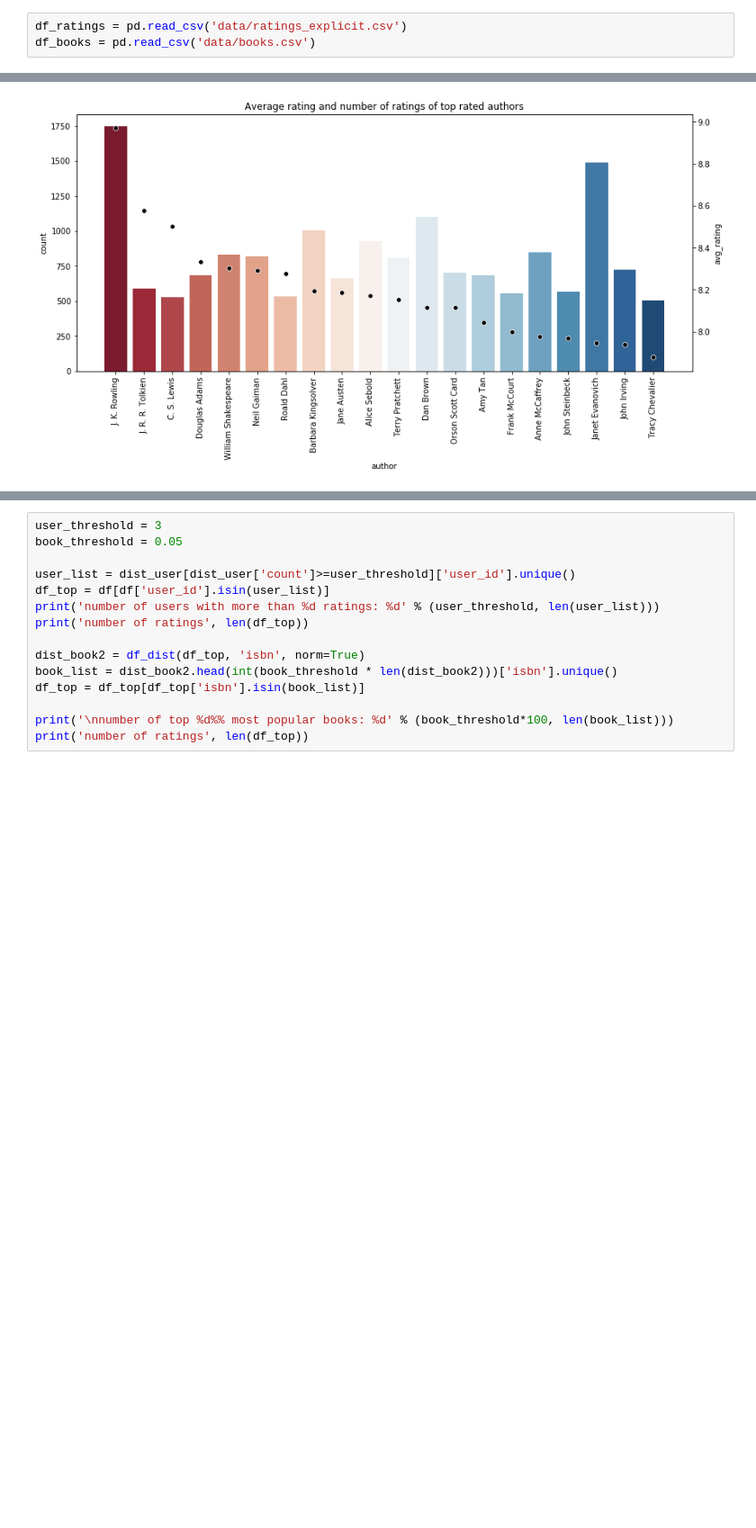
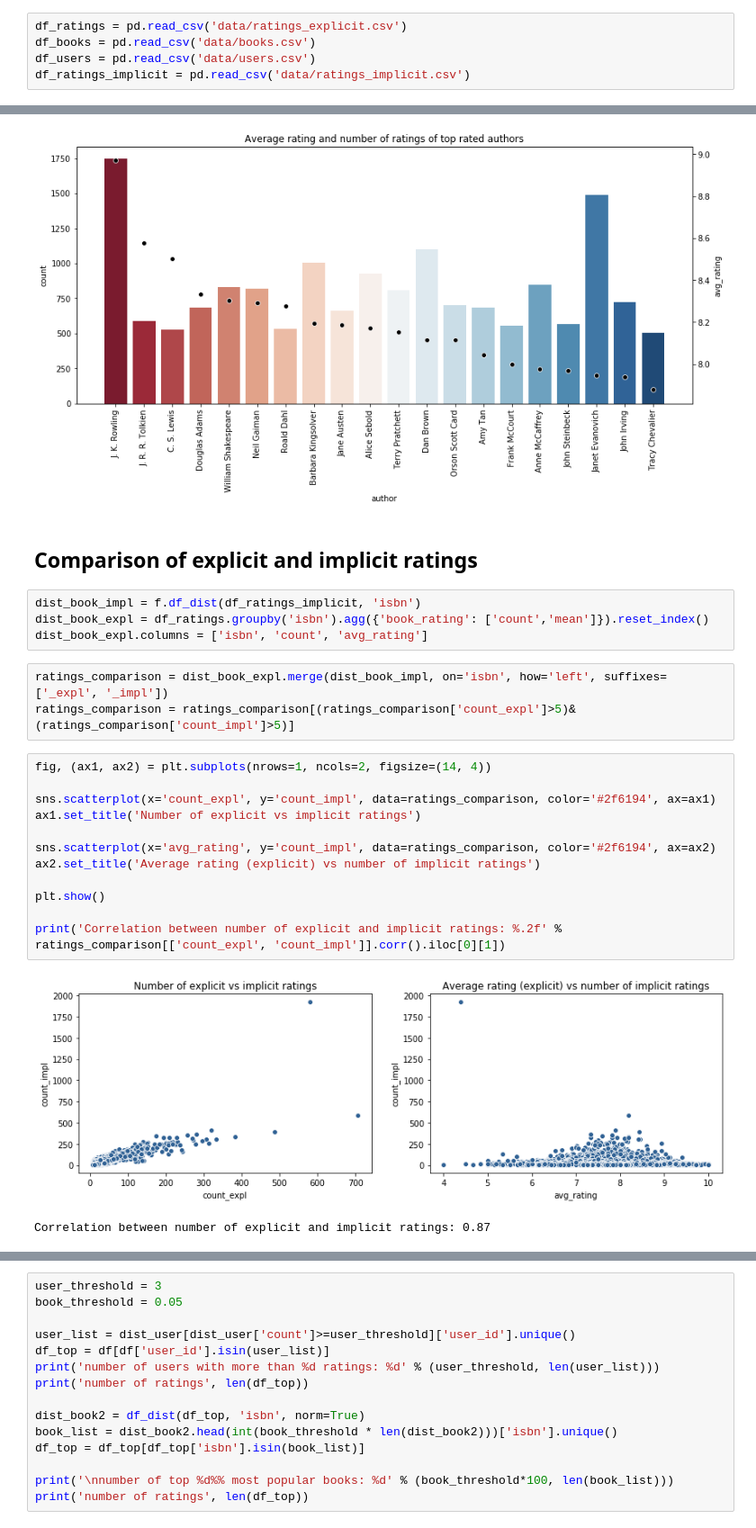
Before and after one commit to klaudia-nazarko/collaborative-filtering-python, a Jupyter notebook: intro.ipynb, the cells around one changed output, grey strips where cells are left out. Shown: that part at 90% size. Drawn from its saved outputs; the diff is of its cells as text; blank space fills up the shorter version.

Commit message:
add charts to exploratory analysis

```diff
--- a/intro.ipynb
+++ b/intro.ipynb
@@ -9,6 +15,8 @@ import functions as f
 # %%
 df_ratings = pd.read_csv('data/ratings_explicit.csv')
 df_books = pd.read_csv('data/books.csv')
+df_users = pd.read_csv('data/users.csv')
+df_ratings_implicit = pd.read_csv('data/ratings_implicit.csv')
 # %%
 dist_user = f.df_dist(df_ratings, 'user_id')
 dist_book = f.df_dist(df_ratings, 'isbn')
@@ -97,3 +129,27 @@ authors_top_rated = authors_top_rated[authors_top_rated['count']>=500].head(20)
 f.draw_top_chart(authors_top_rated, 'author', ['count', 'avg_rating'], 'Average rating and number of ratings of top rated authors')
 # %% [output]
 [figure]
+# %% [markdown]
+## Comparison of explicit and implicit ratings
+# %%
+dist_book_impl = f.df_dist(df_ratings_implicit, 'isbn')
+dist_book_expl = df_ratings.groupby('isbn').agg({'book_rating': ['count','mean']}).reset_index()
+dist_book_expl.columns = ['isbn', 'count', 'avg_rating']
+# %%
+ratings_comparison = dist_book_expl.merge(dist_book_impl, on='isbn', how='left', suffixes=['_expl', '_impl'])
+ratings_comparison = ratings_comparison[(ratings_comparison['count_expl']>5)&(ratings_comparison['count_impl']>5)]
+# %%
+fig, (ax1, ax2) = plt.subplots(nrows=1, ncols=2, figsize=(14, 4))
+
+sns.scatterplot(x='count_expl', y='count_impl', data=ratings_comparison, color='#2f6194', ax=ax1)
+ax1.set_title('Number of explicit vs implicit ratings')
+
+sns.scatterplot(x='avg_rating', y='count_impl', data=ratings_comparison, color='#2f6194', ax=ax2)
+ax2.set_title('Average rating (explicit) vs number of implicit ratings')
+
+plt.show()
+
+print('Correlation between number of explicit and implicit ratings: %.2f' % ratings_comparison[['count_expl', 'count_impl']].corr().iloc[0][1])
+# %% [output]
+[figure, added]
+Correlation between number of explicit and implicit ratings: 0.87
```
Also changed, not shown: parts of 18 cells of this notebook, 1 other file.
